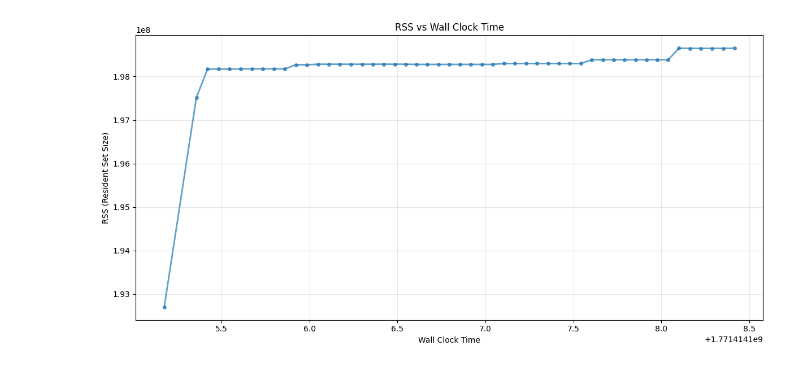
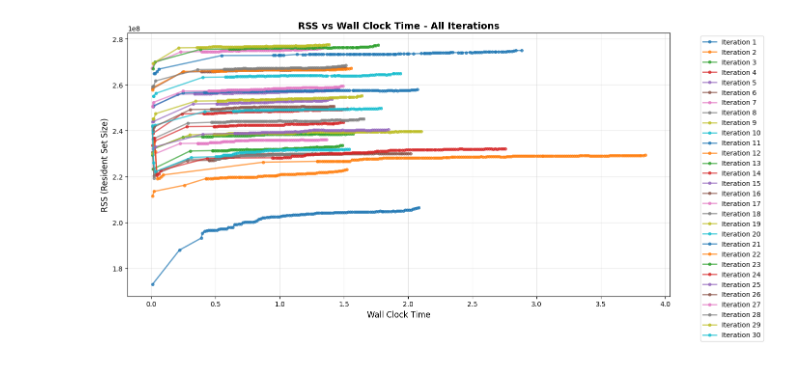
Before and after one commit to kartAI/doppa-analytics, a Jupyter notebook: 01-blob-storage-db-scan.ipynb, the cells around one changed output. Saved outputs shown, nothing was run; the diff lists cells and outputs as text; code cells hidden in the pictures.

```diff
--- a/01-blob-storage-db-scan.ipynb
+++ b/01-blob-storage-db-scan.ipynb
@@ -5,4 +5,4 @@ from src.persistence import create_duckdb_context
 # %%
 db = create_duckdb_context()
 # %%
-df = db.execute(f"SELECT * FROM read_parquet('az://benchmarks/main-02bd6d90-3d34-48ef-87f7-1a74a4acab9c-1.parquet')").fetchdf()
+df = db.execute(f"SELECT * FROM read_parquet('az://benchmarks/query_id=main/run_id=2026-02-19-77JSP2/iteration=*/*.parquet')").fetchdf()
@@ -19,0 +18,4 @@ plt.show()
+# %%
+# Get all unique iterations
+iterations = sorted(df['iteration'].unique())
+print(f"Plotting all {len(iterations)} iterations: {iterations}")
@@ -19,0 +24,14 @@ plt.show()
+# %%
+# Plot CPU Percentage for all iterations on the same plot
+plt.figure(figsize=(14, 7))
+for iteration in iterations:
+    iter_df = df[df['iteration'] == iteration]
+    plt.plot(iter_df['wall_clock_time'], iter_df['cpu_percentage'], marker='o', linewidth=2, markersize=4, alpha=0.7, label=f'Iteration {iteration}')
+
+plt.xlabel('Wall Clock Time', fontsize=12)
+plt.ylabel('CPU Percentage (%)', fontsize=12)
+plt.title('CPU Percentage vs Wall Clock Time - All Iterations', fontsize=14, fontweight='bold')
+plt.legend(bbox_to_anchor=(1.05, 1), loc='upper left', fontsize=10)
+plt.grid(True, alpha=0.3)
+plt.tight_layout()
+plt.show()
@@ -20,12 +40,17 @@ plt.show()
 # %%
-plt.figure(figsize=(12, 6))
-plt.plot(df['wall_clock_time'], df['rss'], marker='o', linewidth=2, markersize=4, alpha=0.7)
-plt.xlabel('Wall Clock Time')
-plt.ylabel('RSS (Resident Set Size)')
-plt.title('RSS vs Wall Clock Time')
+# Plot RSS for all iterations on the same plot
+plt.figure(figsize=(14, 7))
+for iteration in iterations:
+    iter_df = df[df['iteration'] == iteration]
+    plt.plot(iter_df['wall_clock_time'], iter_df['rss'], marker='o', linewidth=2, markersize=4, alpha=0.7, label=f'Iteration {iteration}')
+
+plt.xlabel('Wall Clock Time', fontsize=12)
+plt.ylabel('RSS (Resident Set Size)', fontsize=12)
+plt.title('RSS vs Wall Clock Time - All Iterations', fontsize=14, fontweight='bold')
+plt.legend(bbox_to_anchor=(1.05, 1), loc='upper left', fontsize=10)
 plt.grid(True, alpha=0.3)
 plt.tight_layout()
 plt.show()
 # %% [output]
-[figure, old version]
+[figure, new version]
 # %%
```
Also changed, not shown: parts of 19 cells of this notebook, 1 other file.
